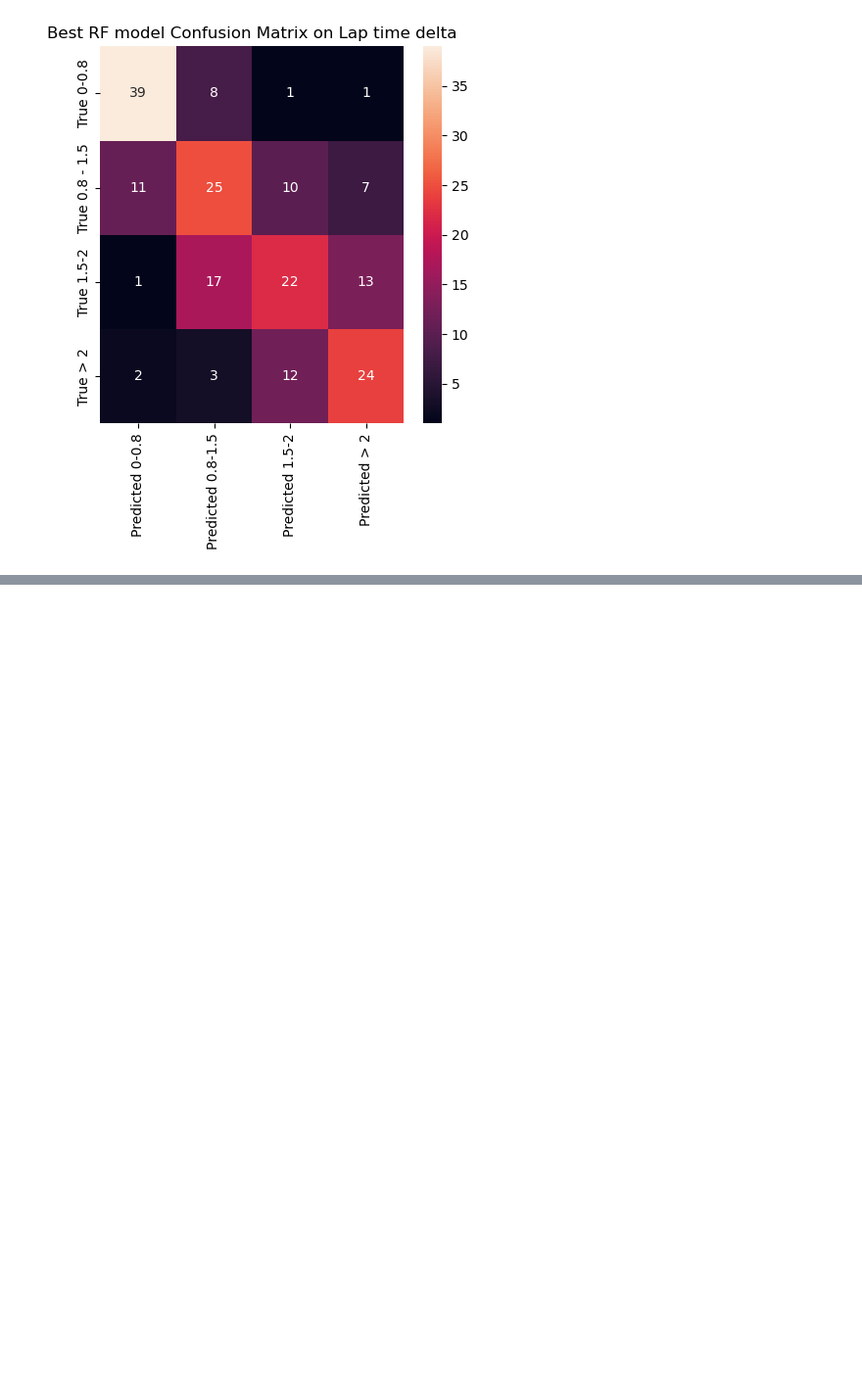
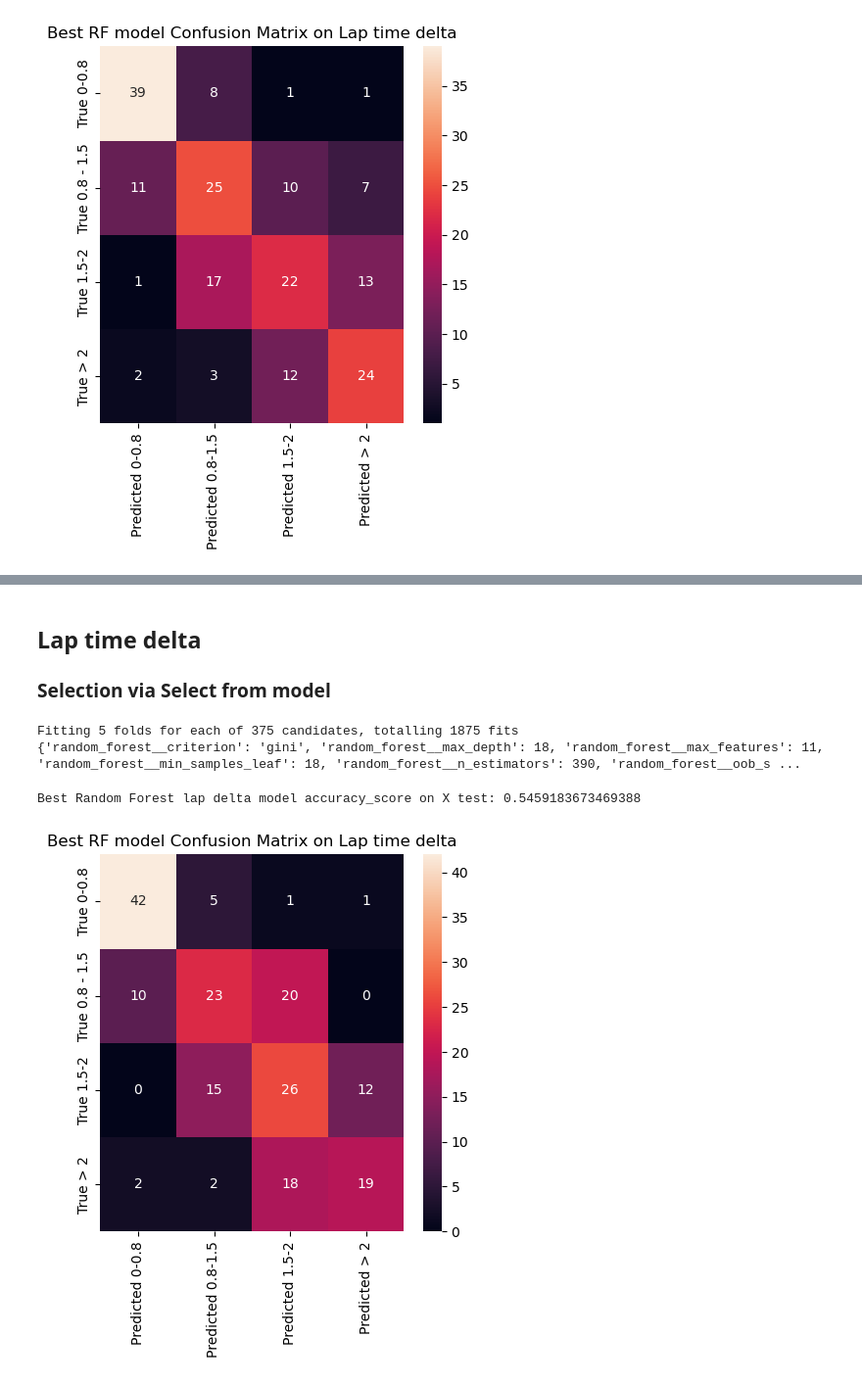
Before and after one commit to bensail-ai/Formula1_prediction, a Jupyter notebook: 7_Formula1_Modelling_Selected_Features.ipynb, the cells around one changed output, grey strips where cells are left out. Shown at 98% size. Saved outputs shown, nothing was run; the diff lists cells and outputs as text; code cells hidden in the pictures; blank space fills up the shorter version.

```diff
--- a/7_Formula1_Modelling_Selected_Features.ipynb
+++ b/7_Formula1_Modelling_Selected_Features.ipynb
@@ -288,0 +349,45 @@ plt.show()
+# %% [markdown]
+## Lap time delta
+
+### Selection via Select from model
+# %%
+param_grid_rf =[
+
+    #vary DT parameters only
+    {
+    'select_from_model__threshold' : ['1.75*mean'],
+    'random_forest__n_estimators':np.arange(350,400,10),
+    'random_forest__criterion':['gini'],
+    'random_forest__max_depth':np.arange(10,20,2),
+    'random_forest__min_samples_leaf': np.arange(10,20,2),
+    'random_forest__max_features':np.arange(1,15,5),
+    'random_forest__oob_score':[True]
+    }
+
+]
+
+grid_rf = GridSearchCV(forest_pipe, param_grid_rf, cv=5,verbose=1,return_train_score=True,n_jobs=-1) # cross validation fold of 5 20% validation per fold. N_iter 25 to limit random iteration to 25.
+fittedgrid_rf = grid_rf.fit(X_train, ydelta_train)
+
+print(fittedgrid_rf.best_params_)
+# %% [output]
+Fitting 5 folds for each of 375 candidates, totalling 1875 fits
+{'random_forest__criterion': 'gini', 'random_forest__max_depth': 18, 'random_forest__max_features': 11, 'random_forest__min_samples_leaf': 18, 'random_forest__n_estimators': 390, 'random_forest__oob_s ...
+# %%
+print('Best Random Forest lap delta model accuracy_score on X test:',fittedgrid_rf.best_estimator_.score(X_test, ypos_test))
+# %% [output]
+Best Random Forest lap delta model accuracy_score on X test: 0.5459183673469388
+# %%
+# get confusion matrix
+y_pred=fittedgrid_rf.best_estimator_.predict(X_test)
+RF_confusion_matrix = confusion_matrix(ydelta_test,y_pred)
+# %%
+plt.figure(figsize=(5,5))
+sns.heatmap(RF_confusion_matrix,
+    xticklabels=["Predicted 0-0.8", "Predicted 0.8-1.5","Predicted 1.5-2", "Predicted > 2" ],
+    yticklabels=["True 0-0.8", "True 0.8 - 1.5","True 1.5-2", "True > 2"],
+ annot=True, fmt='g')
+plt.title('Best RF model Confusion Matrix on Lap time delta')
+plt.show()
+# %% [output]
+[figure, added]
```
Also changed, not shown: parts of 12 cells of this notebook, 22 other files.
